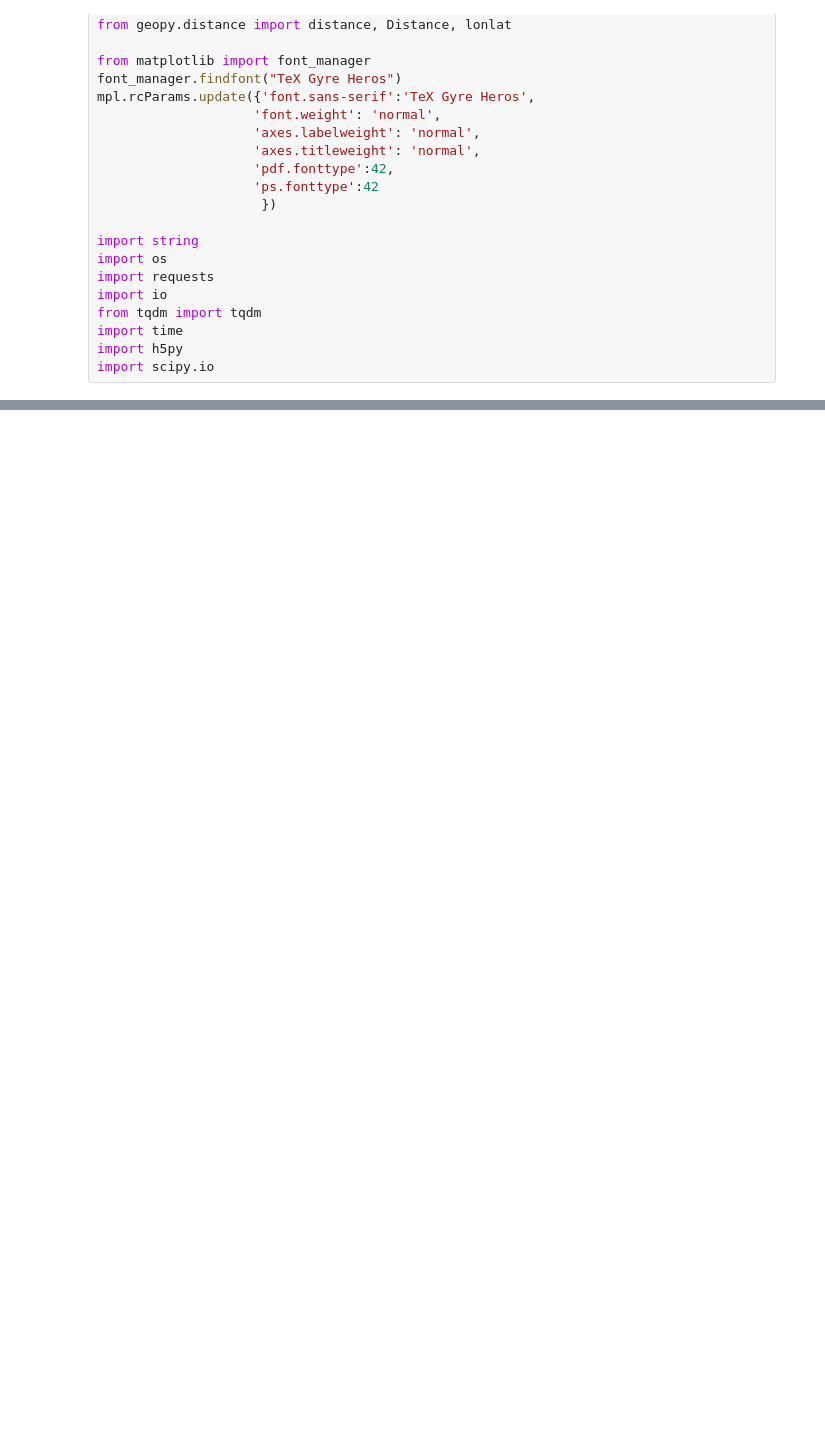
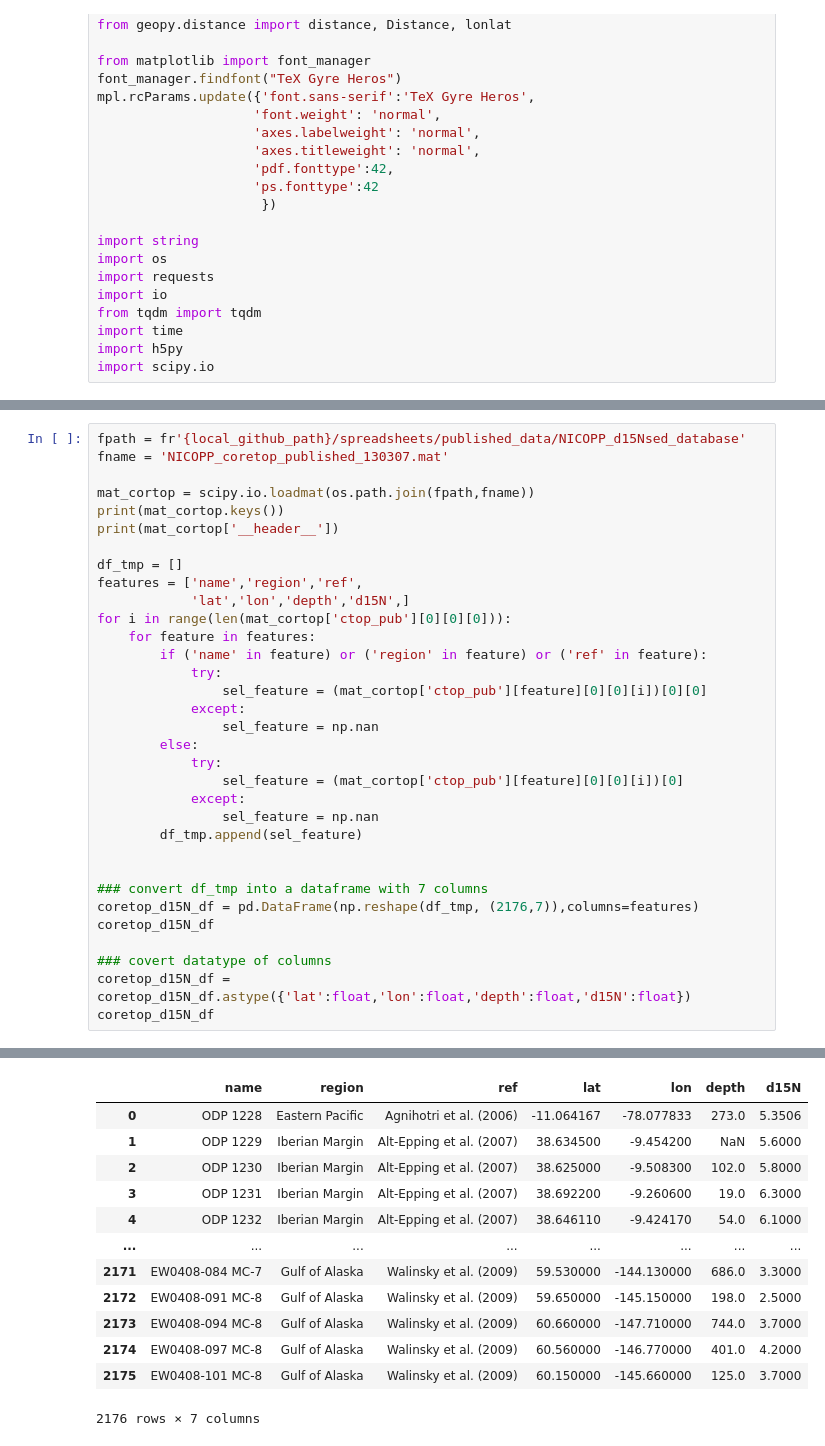
Before and after one commit to PaleoLipidRR/nutrient-effect-on-TEX, a Jupyter notebook: ipynb_files/Visualization_for_presentations.ipynb, the cells around one changed output, grey strips where cells are left out. Drawn from its saved outputs; the diff is of its cells as text; blank space fills up the shorter version.

```diff
--- a/ipynb_files/Visualization_for_presentations.ipynb
+++ b/ipynb_files/Visualization_for_presentations.ipynb
@@ -65,0 +183,34 @@ import scipy.io
+# %%
+fpath = fr'{local_github_path}/spreadsheets/published_data/NICOPP_d15Nsed_database'
+fname = 'NICOPP_coretop_published_130307.mat'
+
+mat_cortop = scipy.io.loadmat(os.path.join(fpath,fname))
+print(mat_cortop.keys())
+print(mat_cortop['__header__'])
+
+df_tmp = []
+features = ['name','region','ref',
+            'lat','lon','depth','d15N',]
+for i in range(len(mat_cortop['ctop_pub'][0][0][0])):
+    for feature in features:
+        if ('name' in feature) or ('region' in feature) or ('ref' in feature):
+            try:
+                sel_feature = (mat_cortop['ctop_pub'][feature][0][0][i])[0][0]
+            except:
+                sel_feature = np.nan
+        else:
+            try:
+                sel_feature = (mat_cortop['ctop_pub'][feature][0][0][i])[0]
+            except:
+                sel_feature = np.nan
+        df_tmp.append(sel_feature)
+
+
+### convert df_tmp into a dataframe with 7 columns
+coretop_d15N_df = pd.DataFrame(np.reshape(df_tmp, (2176,7)),columns=features)
+coretop_d15N_df
+
+### covert datatype of columns
+coretop_d15N_df = coretop_d15N_df.astype({'lat':float,'lon':float,'depth':float,'d15N':float})
+coretop_d15N_df
+# %% [output]
@@ -65,0 +219,13 @@ import scipy.io
+|  | name | region | ref | lat | lon | depth | d15N |
+| 0 | ODP 1228 | Eastern Pacific | Agnihotri et al. (2006) | -11.064167 | -78.077833 | 273.0 | 5.3506 |
+| 1 | ODP 1229 | Iberian Margin | Alt-Epping et al. (2007) | 38.634500 | -9.454200 | NaN | 5.6000 |
+| 2 | ODP 1230 | Iberian Margin | Alt-Epping et al. (2007) | 38.625000 | -9.508300 | 102.0 | 5.8000 |
+| 3 | ODP 1231 | Iberian Margin | Alt-Epping et al. (2007) | 38.692200 | -9.260600 | 19.0 | 6.3000 |
+| 4 | ODP 1232 | Iberian Margin | Alt-Epping et al. (2007) | 38.646110 | -9.424170 | 54.0 | 6.1000 |
+| ... | ... | ... | ... | ... | ... | ... | ... |
+| 2171 | EW0408-084 MC-7 | Gulf of Alaska | Walinsky et al. (2009) | 59.530000 | -144.130000 | 686.0 | 3.3000 |
+| 2172 | EW0408-091 MC-8 | Gulf of Alaska | Walinsky et al. (2009) | 59.650000 | -145.150000 | 198.0 | 2.5000 |
+| 2173 | EW0408-094 MC-8 | Gulf of Alaska | Walinsky et al. (2009) | 60.660000 | -147.710000 | 744.0 | 3.7000 |
+| 2174 | EW0408-097 MC-8 | Gulf of Alaska | Walinsky et al. (2009) | 60.560000 | -146.770000 | 401.0 | 4.2000 |
+| 2175 | EW0408-101 MC-8 | Gulf of Alaska | Walinsky et al. (2009) | 60.150000 | -145.660000 | 125.0 | 3.7000 |
+2176 rows × 7 columns
```
Also changed, not shown: parts of 13 cells of this notebook, 16 other files.
